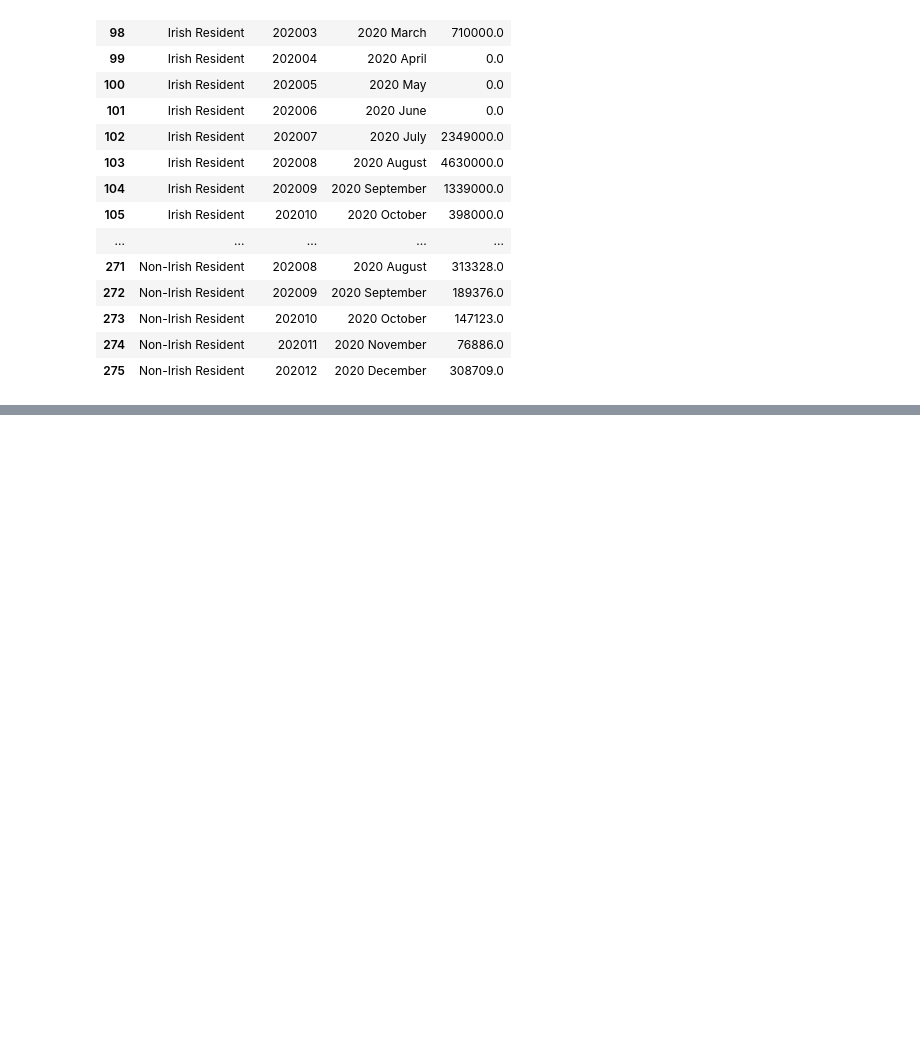
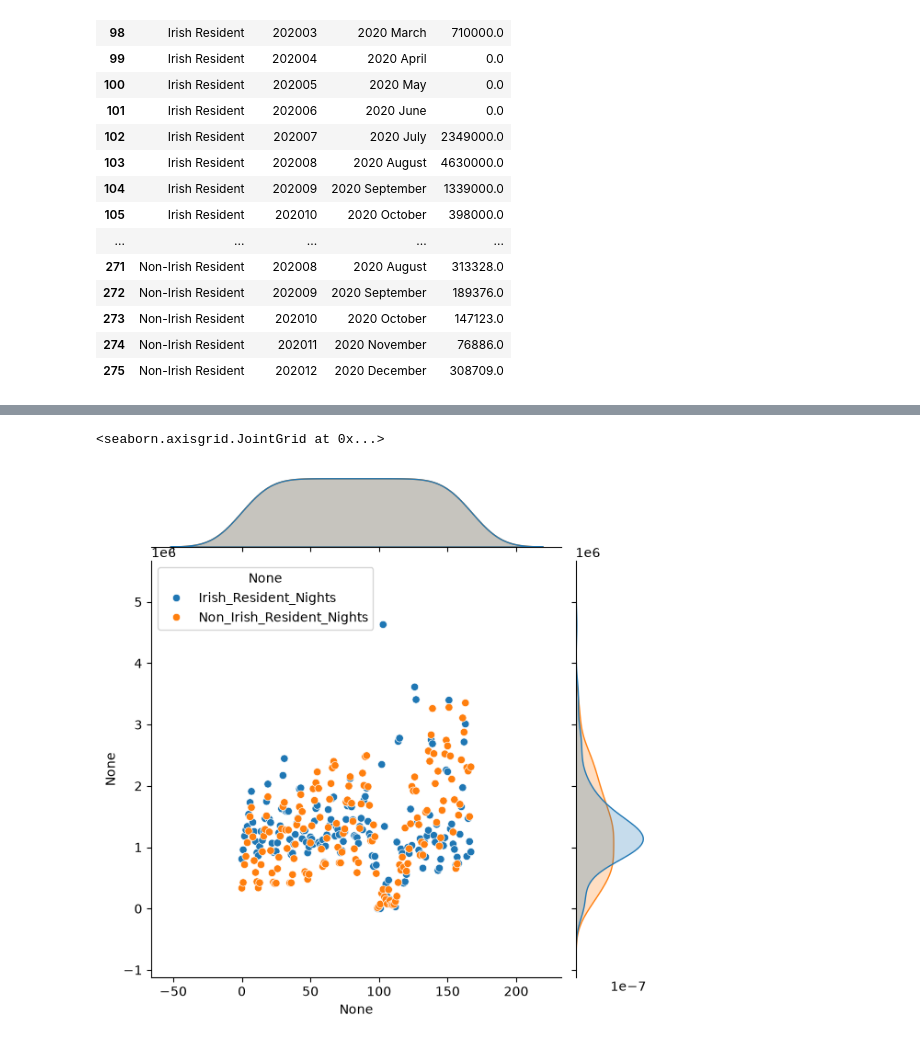
Before and after one commit to FelipeSantos63/CA1_MScDA_2024257, a Jupyter notebook: CA_1_Analyses.ipynb, the cells around one changed output, grey strips where cells are left out. Saved outputs shown, nothing was run; the diff lists cells and outputs as text; code cells hidden in the pictures; blank space fills up the shorter version.

```diff
--- a/CA_1_Analyses.ipynb
+++ b/CA_1_Analyses.ipynb
@@ -272,0 +368,5 @@ df_accommodation[
+# %%
+sns.jointplot(df_accommodation)
+# %% [output]
+<seaborn.axisgrid.JointGrid at 0x...>
+[figure, added]
```
Also changed, not shown: parts of 15 cells of this notebook, 1 other file.
